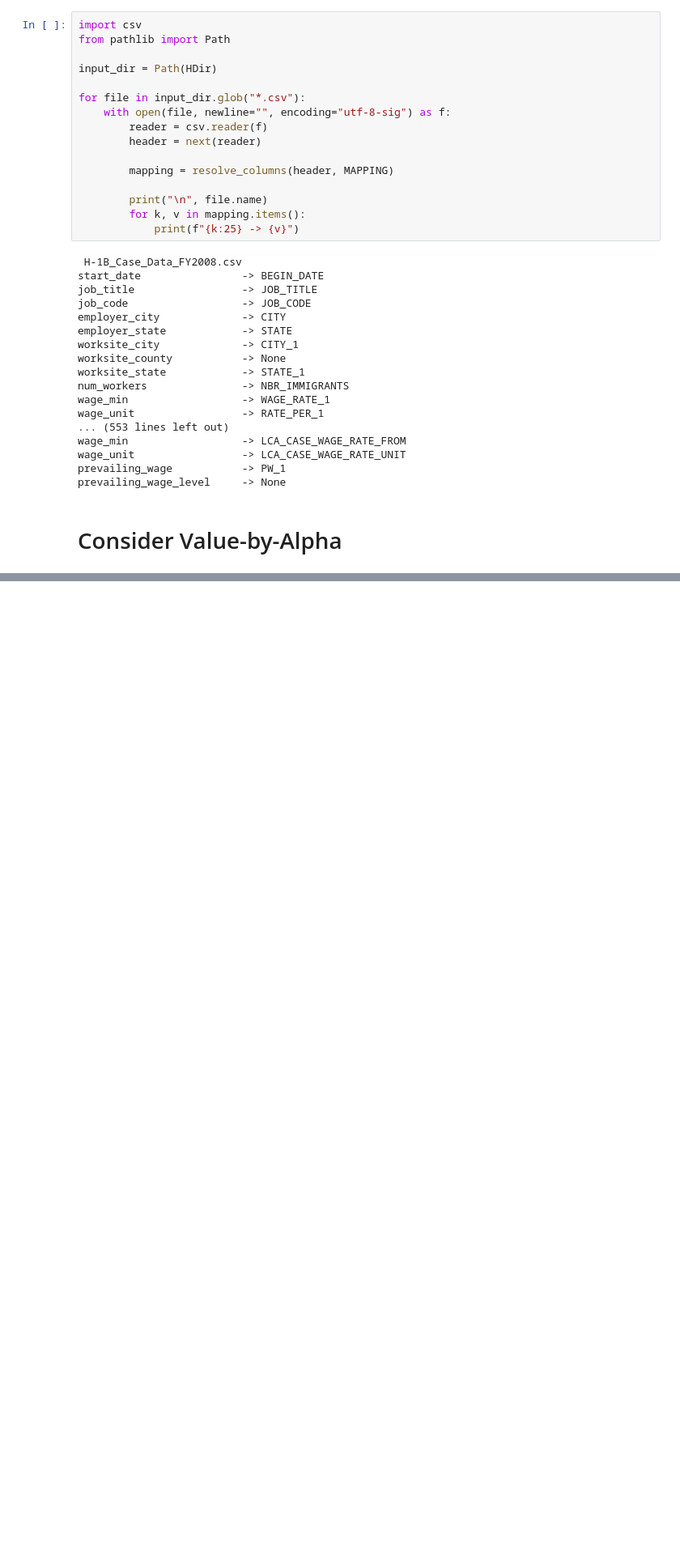
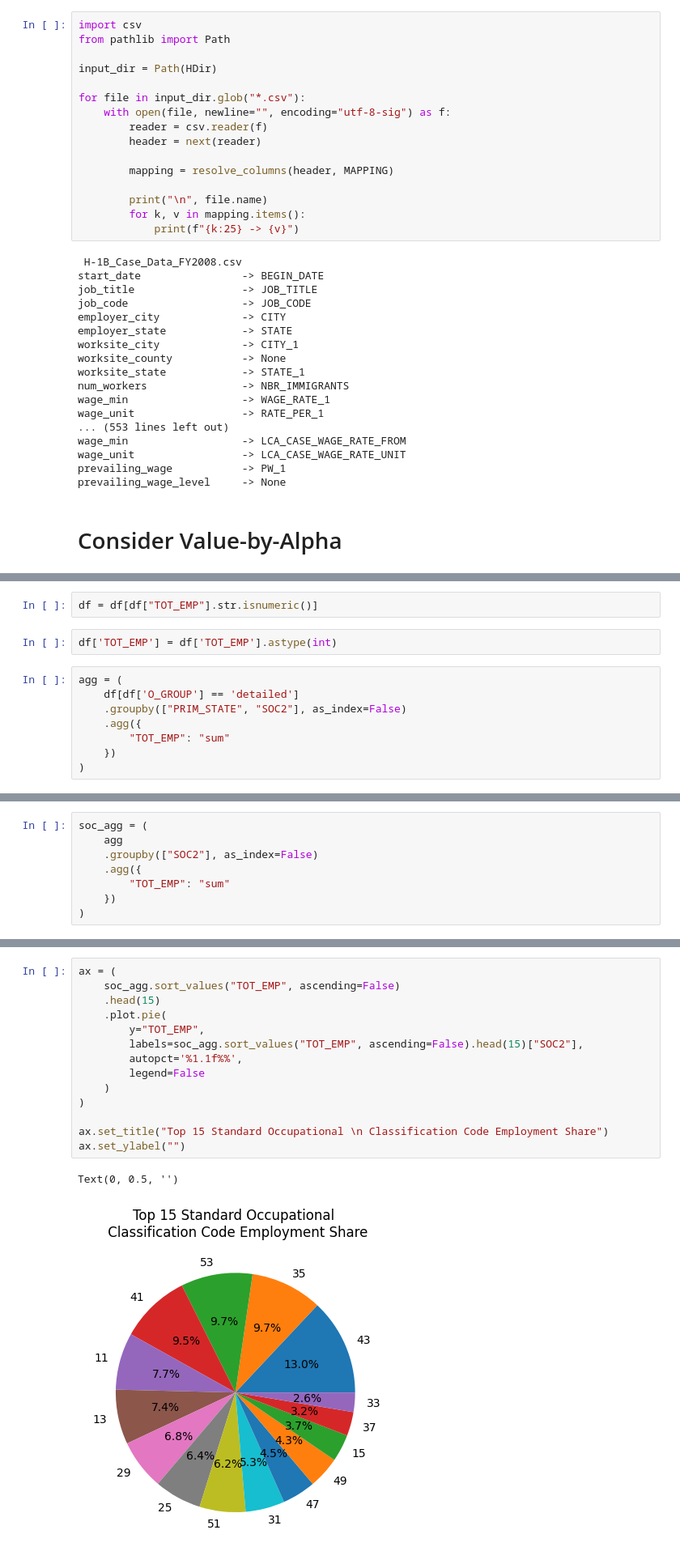
Before and after one commit to PBhandare/unit-3, a Jupyter notebook: data/project/H1BExploration.ipynb, the cells around one changed output, grey strips where cells are left out. Shown at 81% size. Drawn from its saved outputs; the diff is of its cells as text; blank space fills up the shorter version.

```diff
--- a/data/project/H1BExploration.ipynb
+++ b/data/project/H1BExploration.ipynb
@@ -2082,0 +2100,12 @@ prevailing_wage_level     -> None
+# %%
+df = df[df["TOT_EMP"].str.isnumeric()]
+# %%
+df['TOT_EMP'] = df['TOT_EMP'].astype(int)
+# %%
+agg = (
+    df[df['O_GROUP'] == 'detailed']
+    .groupby(["PRIM_STATE", "SOC2"], as_index=False)
+    .agg({
+        "TOT_EMP": "sum"
+    })
+)
@@ -2082,0 +2128,8 @@ prevailing_wage_level     -> None
+# %%
+soc_agg = (
+    agg
+    .groupby(["SOC2"], as_index=False)
+    .agg({
+        "TOT_EMP": "sum"
+    })
+)
@@ -2082,0 +2197,17 @@ prevailing_wage_level     -> None
+# %%
+ax = (
+    soc_agg.sort_values("TOT_EMP", ascending=False)
+    .head(15)
+    .plot.pie(
+        y="TOT_EMP",
+        labels=soc_agg.sort_values("TOT_EMP", ascending=False).head(15)["SOC2"],
+        autopct='%1.1f%%',
+        legend=False
+    )
+)
+
+ax.set_title("Top 15 Standard Occupational \n Classification Code Employment Share")
+ax.set_ylabel("")
+# %% [output]
+Text(0, 0.5, '')
+[figure, added]
```
Also changed, not shown: parts of 57 cells of this notebook.
